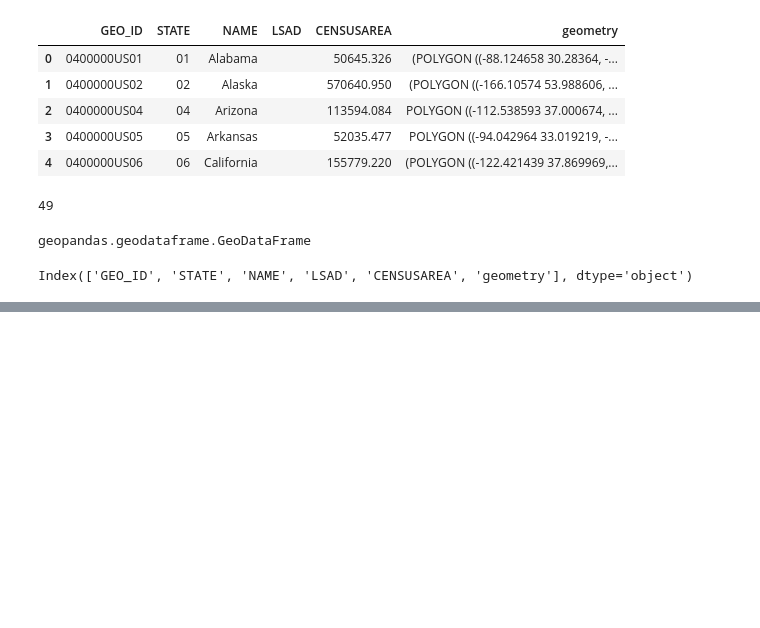
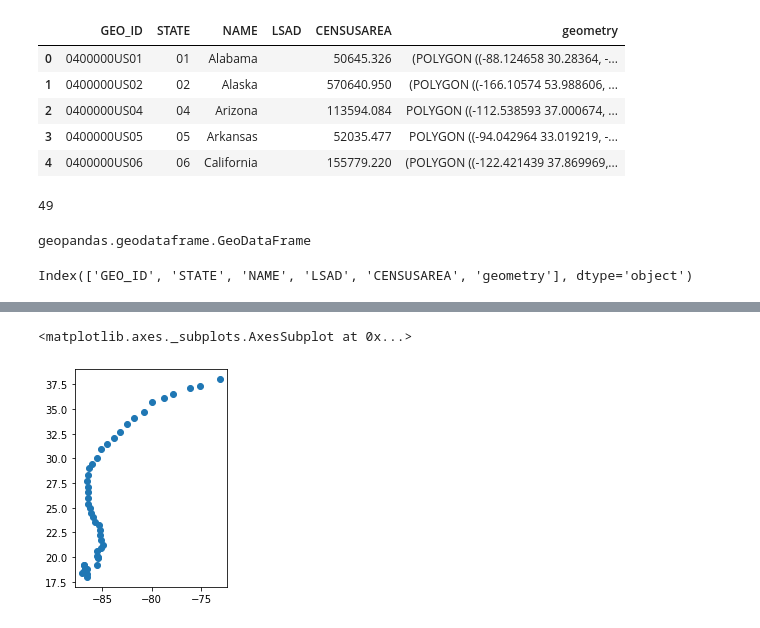
Before and after one commit to CodeLearningResources/mblaine, a Jupyter notebook: DataAcquisition/mblaine_Hurricane_Michael.ipynb, the cells around one changed output, grey strips where cells are left out. Drawn from its saved outputs; the diff is of its cells as text; code cells hidden in the pictures; blank space fills up the shorter version.

```diff
--- a/DataAcquisition/mblaine_Hurricane_Michael.ipynb
+++ b/DataAcquisition/mblaine_Hurricane_Michael.ipynb
@@ -81,0 +134,14 @@ michaeldf.head()
+# %%
+# NO Need to change Date object to a string
+#michaeldf['Date'] = michaeldf['Date'].astype(str)
+
+# Parse Date column to get year - never used
+yearList = []
+idx = int(0)
+while idx < len(michaeldf):
+    ret = dparser.parse(michaeldf['Date'][idx],fuzzy=True, dayfirst=False)
+    yearList.append(ret.year)
+    idx = idx + 1
+
+# Add a year column for no good reason
+michaeldf['Year'] = yearList
@@ -81,0 +154,3 @@ michaeldf.head()
+# %%
+# Make a new column (list) for coordinates data
+michaeldf['coordinates'] = list(michaeldf[['Long', 'Lat']].values)
@@ -81,0 +193,7 @@ michaeldf.head()
+# %%
+# Apply Point to coordinates
+michaeldf['coordinates'] = michaeldf['coordinates'].apply(Point)
+# %%
+# GeoPandas implements two main data structures, a GeoSeries and a GeoDataFrame.
+# These are subclasses of pandas Series and DataFrame, respectively.
+map_michael_geodf = gpd.GeoDataFrame(michaeldf, geometry='coordinates')
@@ -81,0 +206,6 @@ michaeldf.head()
+# %%
+# Plot of the hurricane
+map_michael_geodf.plot()
+# %% [output]
+<matplotlib.axes._subplots.AxesSubplot at 0x...>
+[figure, added]
```
Also changed, not shown: parts of 17 cells of this notebook, 1 other file.
